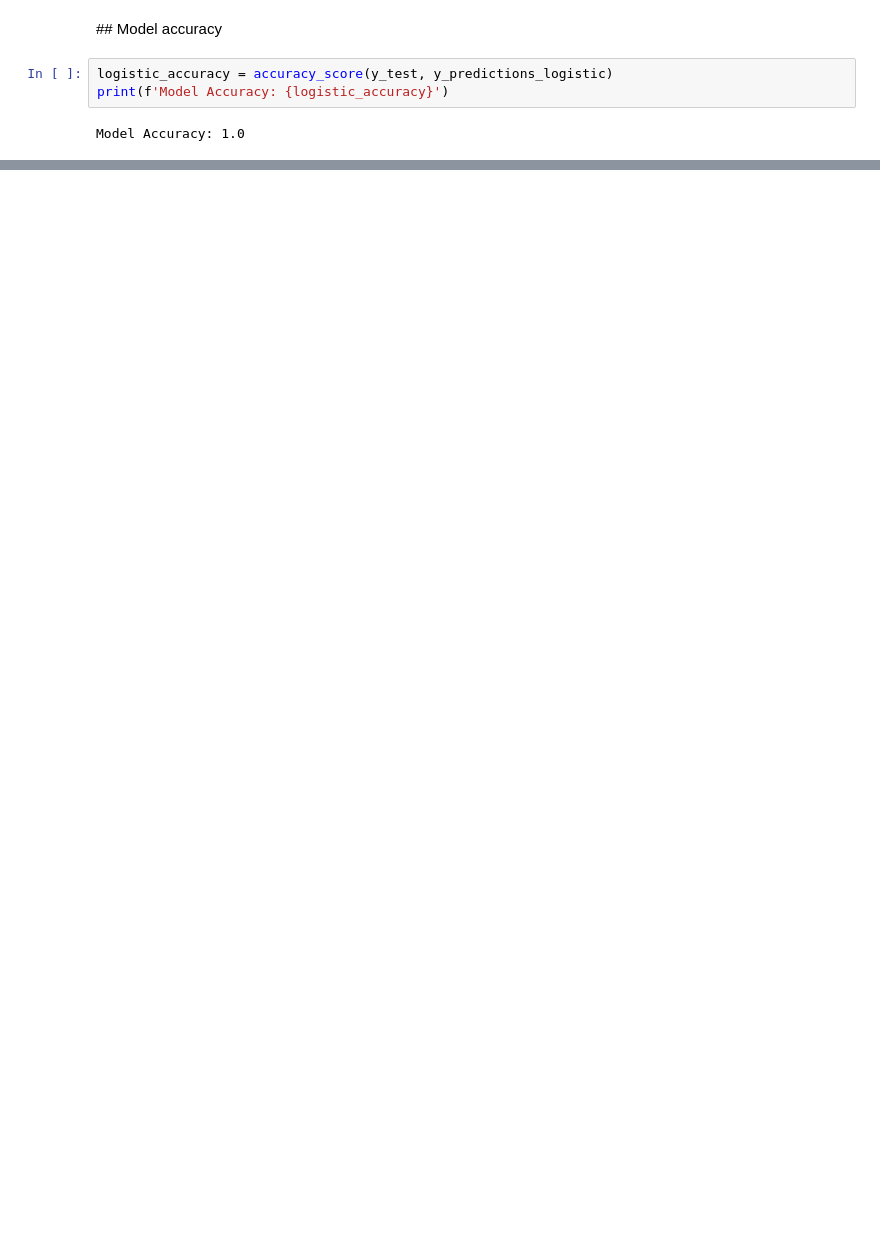
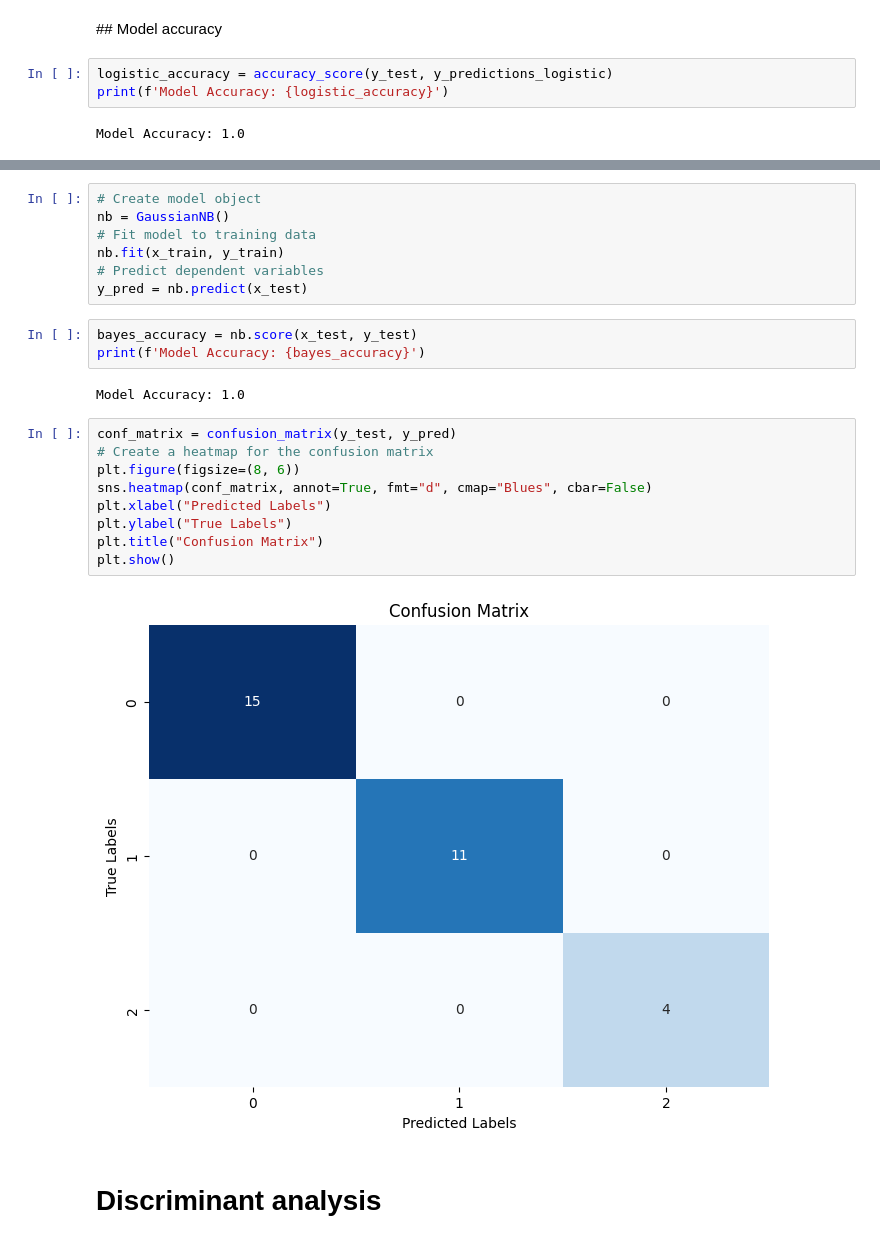
Before and after one commit to javiersanpan/classification-algorithms, a Jupyter notebook: classification_algorithms.ipynb, the cells around one changed output, grey strips where cells are left out. Drawn from its saved outputs; the diff is of its cells as text; blank space fills up the shorter version.

Commit message:
bayes and discriminatory analysis

```diff
--- a/classification_algorithms.ipynb
+++ b/classification_algorithms.ipynb
@@ -94,0 +115,25 @@ Model Accuracy: 1.0
+# %%
+# Create model object
+nb = GaussianNB()
+# Fit model to training data
+nb.fit(x_train, y_train)
+# Predict dependent variables
+y_pred = nb.predict(x_test)
+# %%
+bayes_accuracy = nb.score(x_test, y_test)
+print(f'Model Accuracy: {bayes_accuracy}')
+# %% [output]
+Model Accuracy: 1.0
+# %%
+conf_matrix = confusion_matrix(y_test, y_pred)
+# Create a heatmap for the confusion matrix
+plt.figure(figsize=(8, 6))
+sns.heatmap(conf_matrix, annot=True, fmt="d", cmap="Blues", cbar=False)
+plt.xlabel("Predicted Labels")
+plt.ylabel("True Labels")
+plt.title("Confusion Matrix")
+plt.show()
+# %% [output]
+[figure, added]
+# %% [markdown]
+# Discriminant analysis
```
Also changed, not shown: parts of 8 cells of this notebook.
